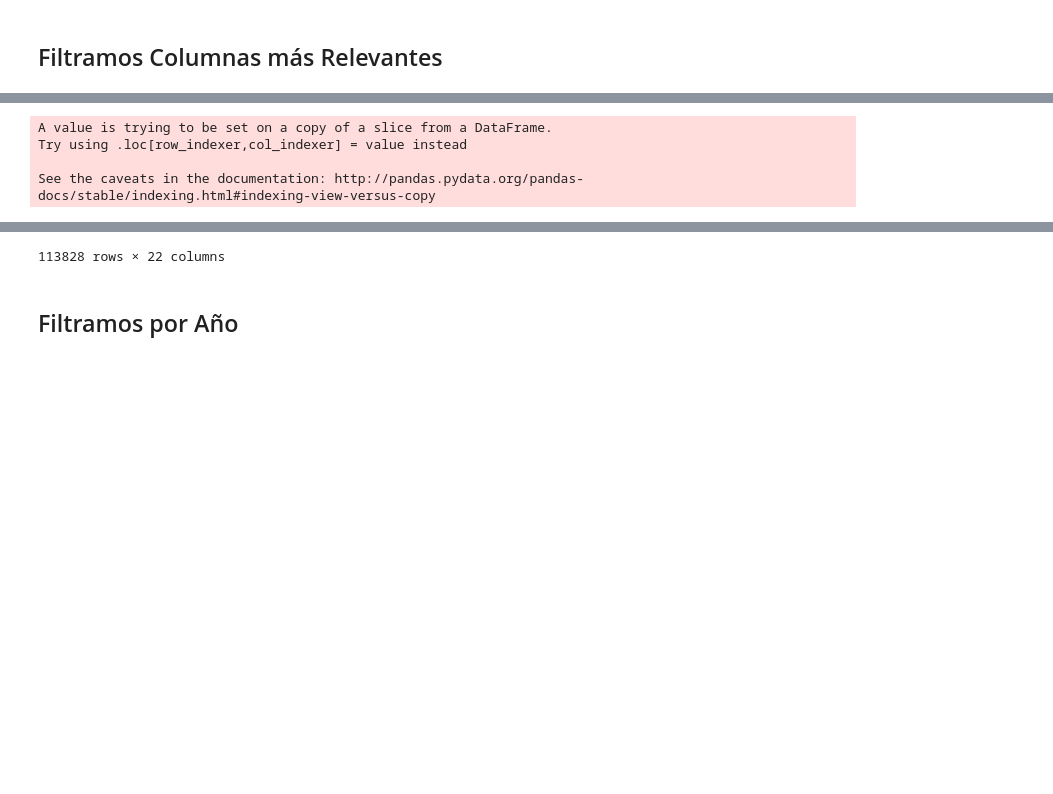
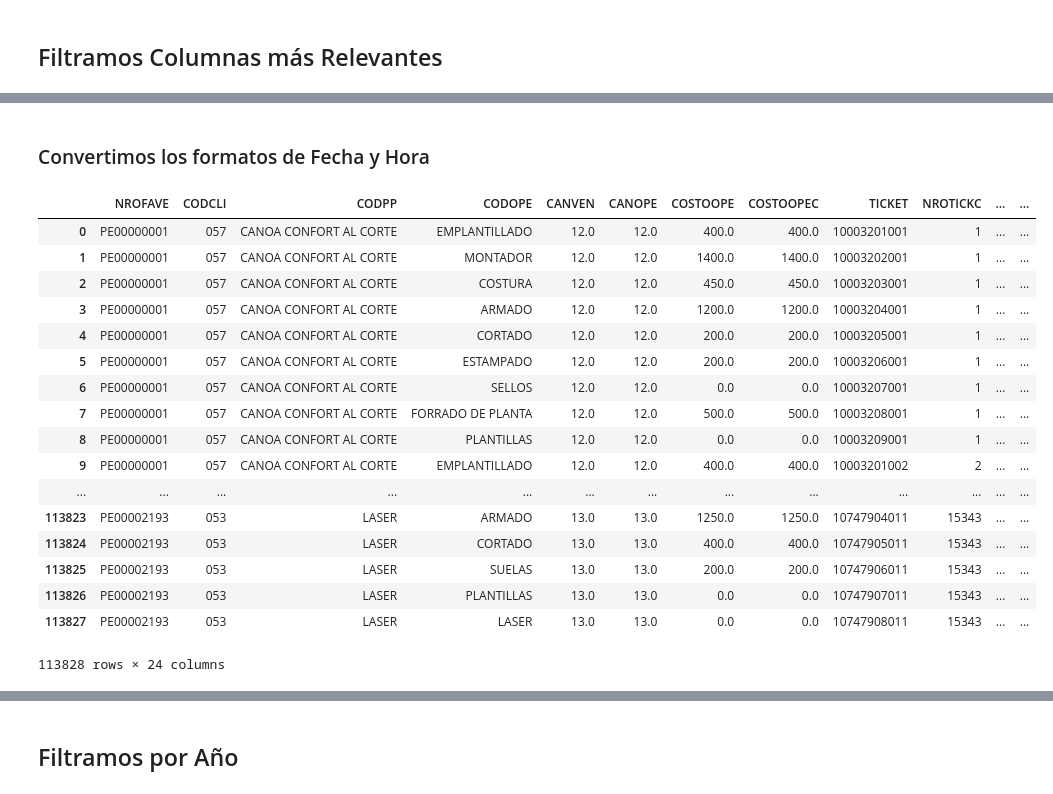
Before and after one commit to ambigus9/alma_canela, a Jupyter notebook: Tareas y Tickets.ipynb, the cells around one changed output, grey strips where cells are left out. Saved outputs shown, nothing was run; the diff lists cells and outputs as text; code cells hidden in the pictures; blank space fills up the shorter version.

```diff
--- a/Tareas y Tickets.ipynb
+++ b/Tareas y Tickets.ipynb
@@ -450,10 +548,24 @@ df2.iloc[:10,:]
+# %% [markdown]
+### Convertimos los formatos de Fecha y Hora
 # %%
-df = df[relevantes]
 df['TIMESTAMP'] = pd.to_datetime(df['FECHA'] + ' ' + df['HORA'])
-df = df.set_index('TIMESTAMP')
 df
 # %% [output]
+|  | NROFAVE | CODCLI | CODPP | CODOPE | CANVEN | CANOPE | COSTOOPE | COSTOOPEC | TICKET | NROTICKC | ... | ... |
+| 0 | PE00000001 | 057 | CANOA CONFORT AL CORTE | EMPLANTILLADO | 12.0 | 12.0 | 400.0 | 400.0 | 10003201001 | 1 | ... | ... |
+| 1 | PE00000001 | 057 | CANOA CONFORT AL CORTE | MONTADOR | 12.0 | 12.0 | 1400.0 | 1400.0 | 10003202001 | 1 | ... | ... |
+| 2 | PE00000001 | 057 | CANOA CONFORT AL CORTE | COSTURA | 12.0 | 12.0 | 450.0 | 450.0 | 10003203001 | 1 | ... | ... |
+| 3 | PE00000001 | 057 | CANOA CONFORT AL CORTE | ARMADO | 12.0 | 12.0 | 1200.0 | 1200.0 | 10003204001 | 1 | ... | ... |
+| 4 | PE00000001 | 057 | CANOA CONFORT AL CORTE | CORTADO | 12.0 | 12.0 | 200.0 | 200.0 | 10003205001 | 1 | ... | ... |
+| 5 | PE00000001 | 057 | CANOA CONFORT AL CORTE | ESTAMPADO | 12.0 | 12.0 | 200.0 | 200.0 | 10003206001 | 1 | ... | ... |
+| 6 | PE00000001 | 057 | CANOA CONFORT AL CORTE | SELLOS | 12.0 | 12.0 | 0.0 | 0.0 | 10003207001 | 1 | ... | ... |
+| 7 | PE00000001 | 057 | CANOA CONFORT AL CORTE | FORRADO DE PLANTA | 12.0 | 12.0 | 500.0 | 500.0 | 10003208001 | 1 | ... | ... |
+| 8 | PE00000001 | 057 | CANOA CONFORT AL CORTE | PLANTILLAS | 12.0 | 12.0 | 0.0 | 0.0 | 10003209001 | 1 | ... | ... |
+| 9 | PE00000001 | 057 | CANOA CONFORT AL CORTE | EMPLANTILLADO | 12.0 | 12.0 | 400.0 | 400.0 | 10003201002 | 2 | ... | ... |
+| ... | ... | ... | ... | ... | ... | ... | ... | ... | ... | ... | ... | ... |
+| 113823 | PE00002193 | 053 | LASER | ARMADO | 13.0 | 13.0 | 1250.0 | 1250.0 | 10747904011 | 15343 | ... | ... |
+| 113824 | PE00002193 | 053 | LASER | CORTADO | 13.0 | 13.0 | 400.0 | 400.0 | 10747905011 | 15343 | ... | ... |
+| 113825 | PE00002193 | 053 | LASER | SUELAS | 13.0 | 13.0 | 200.0 | 200.0 | 10747906011 | 15343 | ... | ... |
+| 113826 | PE00002193 | 053 | LASER | PLANTILLAS | 13.0 | 13.0 | 0.0 | 0.0 | 10747907011 | 15343 | ... | ... |
+| 113827 | PE00002193 | 053 | LASER | LASER | 13.0 | 13.0 | 0.0 | 0.0 | 10747908011 | 15343 | ... | ... |
-A value is trying to be set on a copy of a slice from a DataFrame.
-Try using .loc[row_indexer,col_indexer] = value instead
-
-See the caveats in the documentation: http://pandas.pydata.org/pandas-docs/stable/indexing.html#indexing-view-versus-copy
+113828 rows × 24 columns
@@ -478 +571,0 @@ See the caveats in the documentation: http://pandas.pydata.org/pandas-docs/stabl
-113828 rows × 22 columns
```
Also changed, not shown: parts of 38 cells of this notebook, 1 other file.
